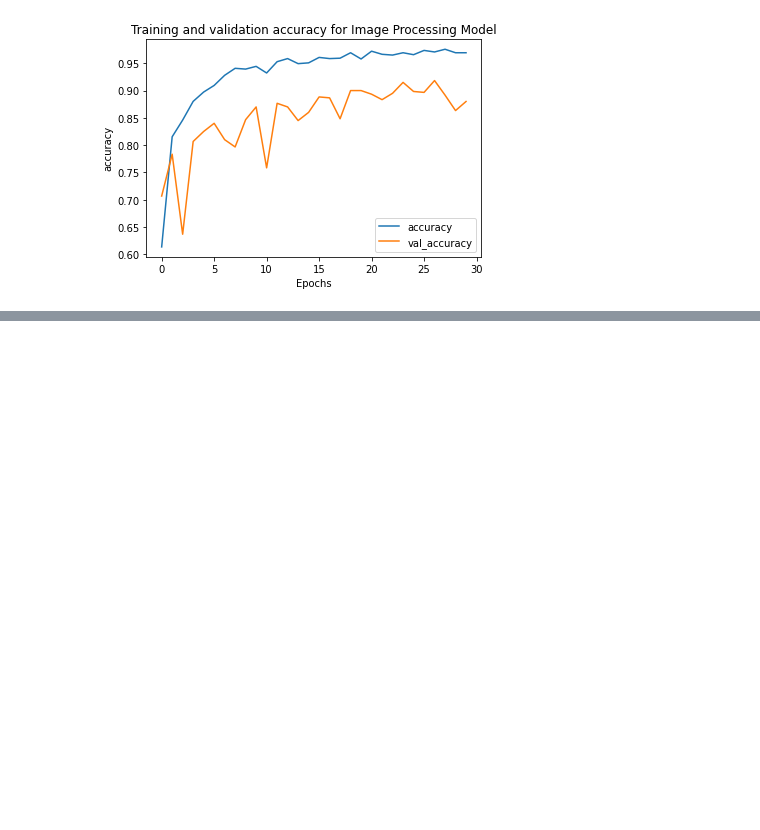
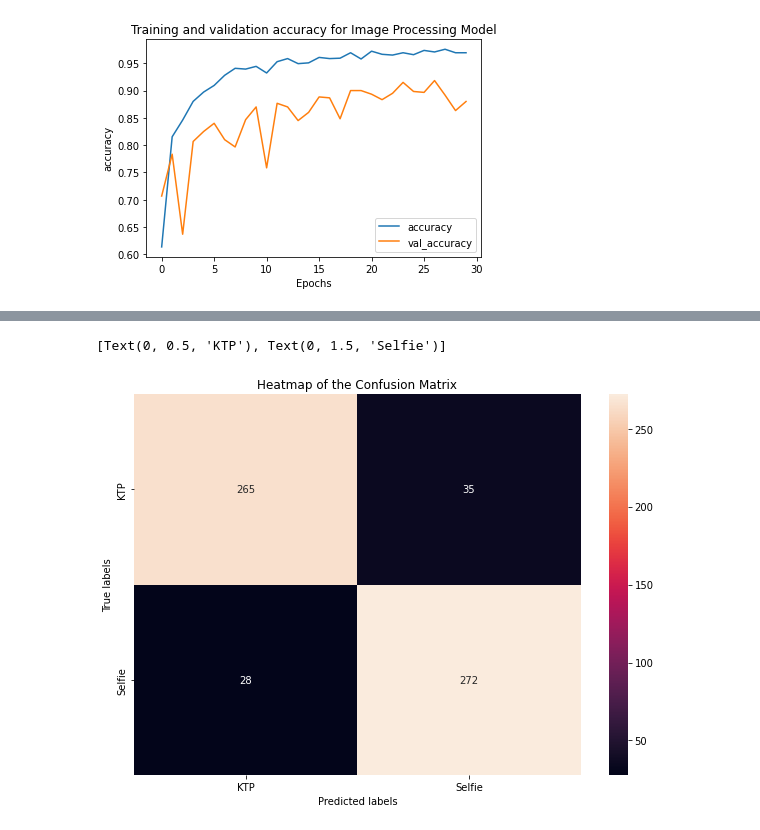
Before and after one commit to imamfirdaus-if/kasbaik, a Jupyter notebook: machine-learning/models/image-processing/image processing model.ipynb, the cells around one changed output, grey strips where cells are left out. Drawn from its saved outputs; the diff is of its cells as text; code cells hidden in the pictures; blank space fills up the shorter version.

```diff
--- a/machine-learning/models/image-processing/image processing model.ipynb
+++ b/machine-learning/models/image-processing/image processing model.ipynb
@@ -120,0 +148,21 @@ plot_graphs(history, "accuracy")
+# %%
+predict = final_model.predict(valid_generator)
+predictions = []
+for i in range(len(predict)):
+    predictions.append(np.argmax(predict[i]))
+
+cm = confusion_matrix(valid_generator.classes, predictions)
+
+target_names = ['KTP','Selfie']
+
+fig,ax=plt.subplots(1,1,
+                    figsize=(10,7)
+                   )
+
+sns.heatmap(cm, annot=True, fmt='g', ax=ax);  #annot=True to annotate cells, ftm='g' to disable scientific notation
+
+# labels, title and ticks
+ax.set_xlabel('Predicted labels');ax.set_ylabel('True labels');
+ax.set_title('Heatmap of the Confusion Matrix');
+ax.xaxis.set_ticklabels(target_names); ax.yaxis.set_ticklabels(target_names)
+# %% [output]
@@ -120,0 +170,2 @@ plot_graphs(history, "accuracy")
+[Text(0, 0.5, 'KTP'), Text(0, 1.5, 'Selfie')]
+[figure, added]
```
Also changed, not shown: parts of 7 cells of this notebook, 1 other file.
